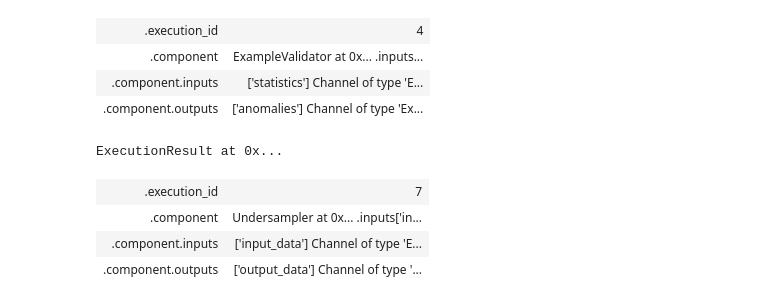
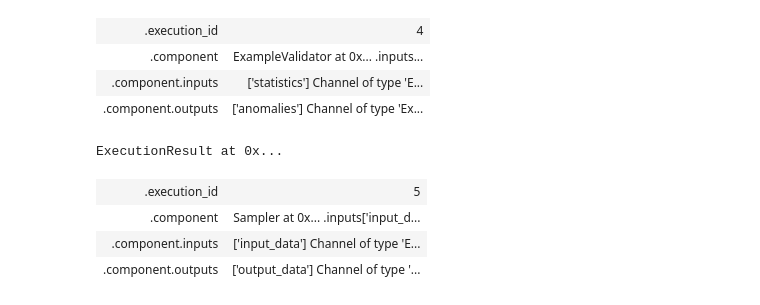
Before and after one commit to tensorflow/tfx-addons, a Jupyter notebook: examples/sampler/local_notebook.ipynb, the cells around one changed output. Drawn from its saved outputs; the diff is of its cells as text; code cells hidden in the pictures.

```diff
--- a/examples/sampler/local_notebook.ipynb
+++ b/examples/sampler/local_notebook.ipynb
@@ -106,17 +105,17 @@ ExecutionResult at 0x...
 | .component.inputs | ['statistics'] Channel of type 'E... |
 | .component.outputs | ['anomalies'] Channel of type 'Ex... |
 # %%
-from component import Undersampler
+from sampler.component import Sampler
 
-undersampler = Undersampler(
+sampler = Sampler(
   input_data=example_gen.outputs['examples'],
   label='Class',
 )
-context.run(undersampler)
+context.run(sampler)
 # %% [output]
 ExecutionResult at 0x...
-| .execution_id | 7 |
-| .component | Undersampler at 0x... .inputs['in... |
+| .execution_id | 5 |
+| .component | Sampler at 0x... .inputs['input_d... |
 | .component.inputs | ['input_data'] Channel of type 'E... |
 | .component.outputs | ['output_data'] Channel of type '... |
 # %%
```
Also changed, not shown: parts of 11 cells of this notebook.
